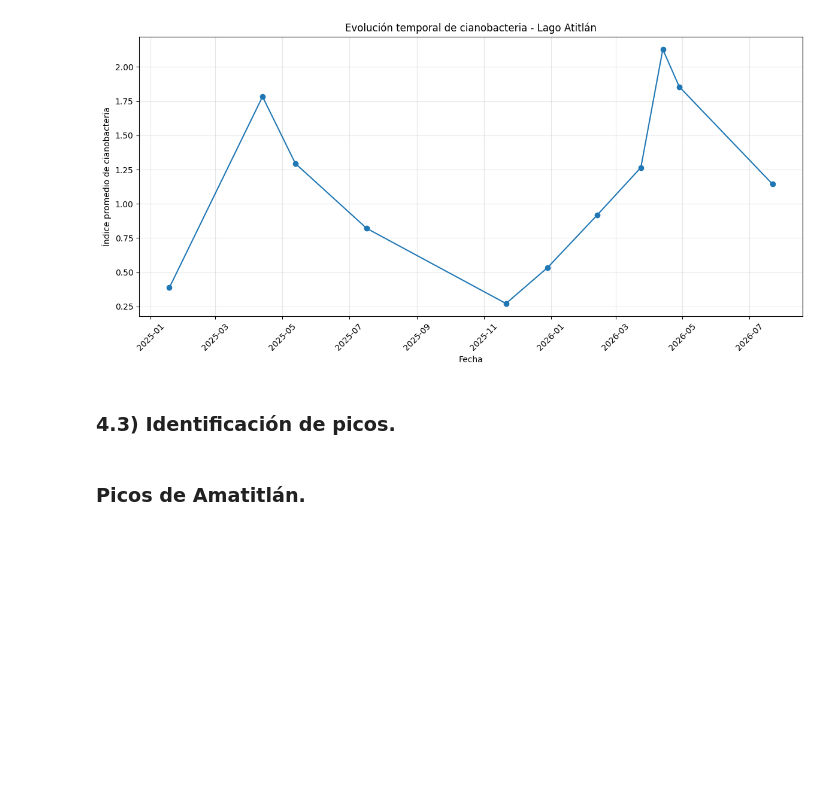
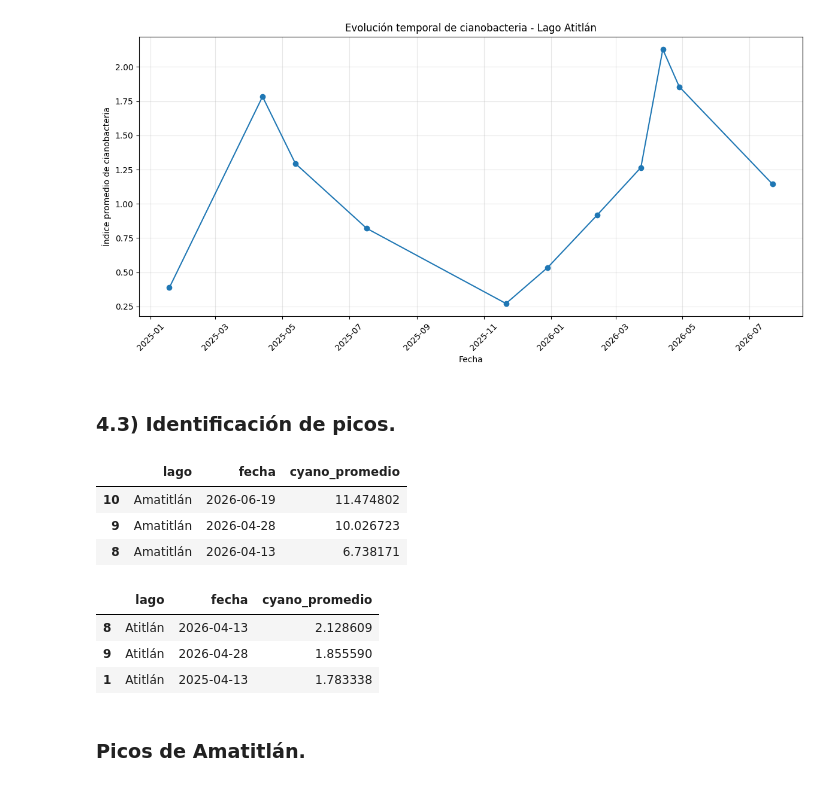
Before and after one commit to Ari-Castellanos/Laboratorio_4_DS, a Jupyter notebook: laboratorio_4_inciso_4.ipynb, the cells around one changed output. Saved outputs shown, nothing was run; the diff lists cells and outputs as text; code cells hidden in the pictures; blank space fills up the shorter version.

```diff
--- a/laboratorio_4_inciso_4.ipynb
+++ b/laboratorio_4_inciso_4.ipynb
@@ -118,6 +118,20 @@ plt.show()
 # %%
 top_amatitlan = (df_amatitlan.sort_values("cyano_promedio", ascending=False).head(3))
 top_atitlan = (df_atitlan.sort_values("cyano_promedio", ascending=False).head(3))
+# %%
+top_amatitlan
+# %% [output]
+|  | lago | fecha | cyano_promedio |
+| 10 | Amatitlán | 2026-06-19 | 11.474802 |
+| 9 | Amatitlán | 2026-04-28 | 10.026723 |
+| 8 | Amatitlán | 2026-04-13 | 6.738171 |
+# %%
+top_atitlan
+# %% [output]
+|  | lago | fecha | cyano_promedio |
+| 8 | Atitlán | 2026-04-13 | 2.128609 |
+| 9 | Atitlán | 2026-04-28 | 1.855590 |
+| 1 | Atitlán | 2025-04-13 | 1.783338 |
 # %% [markdown]
 ### Picos de Amatitlán.
 # %%
```
Also changed, not shown: parts of 1 cell of this notebook, 4 other files.
